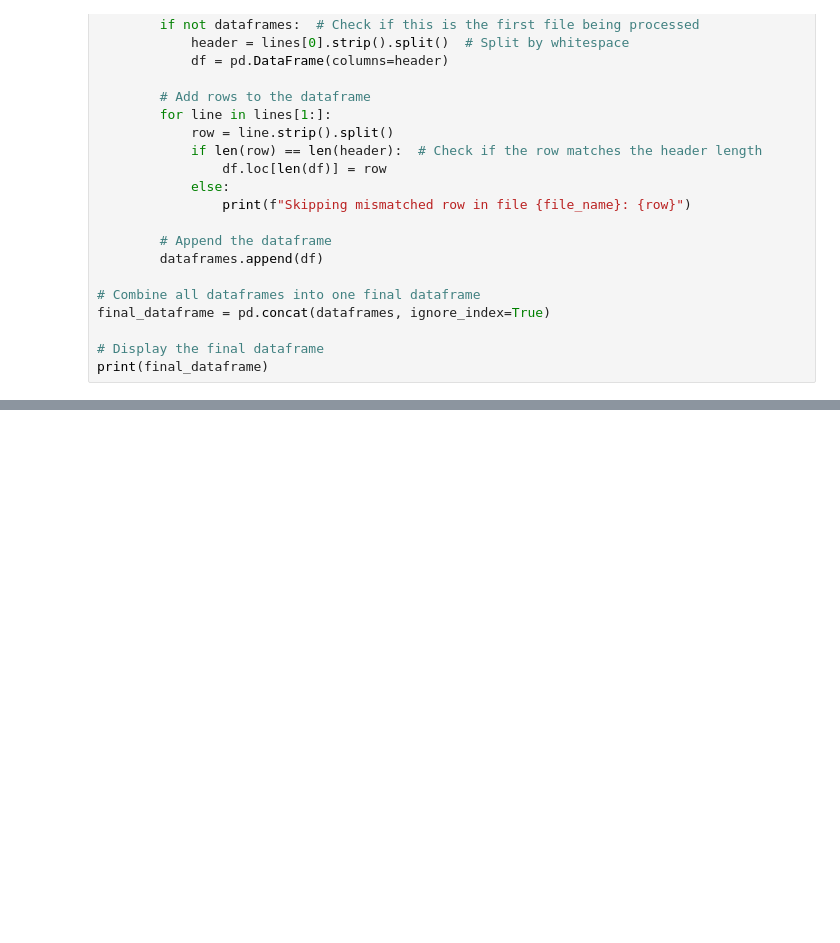
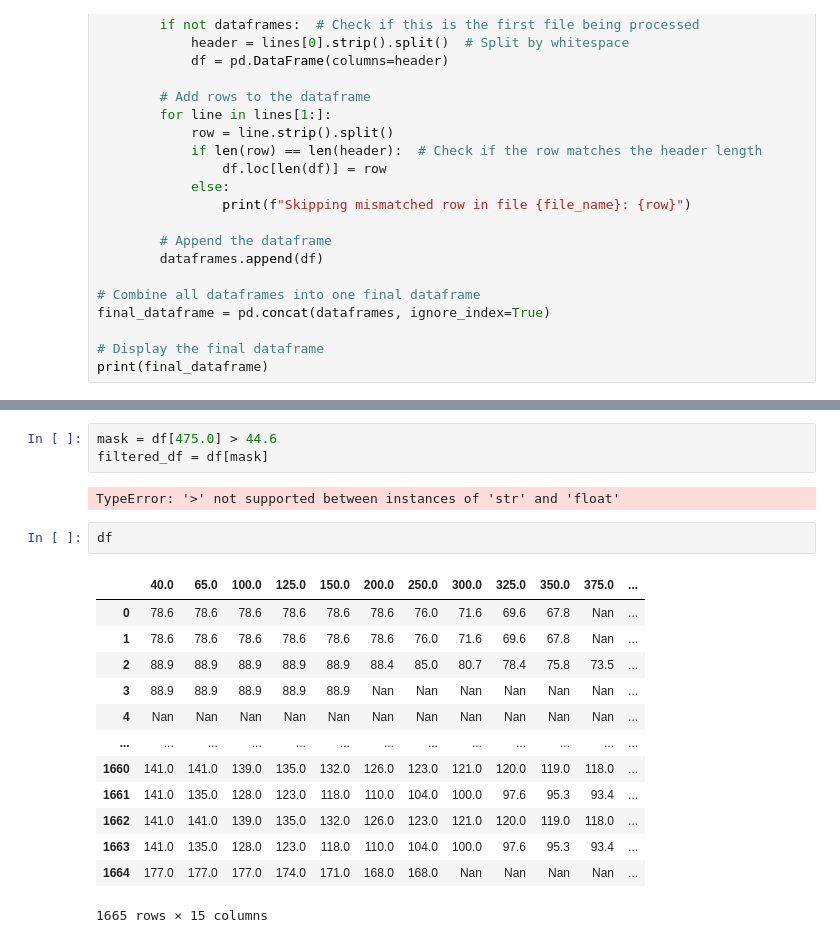
Before and after one commit to Kosta19610112/ASME, a Jupyter notebook: test.ipynb, the cells around one changed output, grey strips where cells are left out. Drawn from its saved outputs; the diff is of its cells as text; blank space fills up the shorter version.

```diff
--- a/test.ipynb
+++ b/test.ipynb
@@ -96,0 +243,21 @@ print(new_list)
+# %%
+mask = df[475.0] > 44.6
+filtered_df = df[mask]
+# %% [output]
+TypeError: '>' not supported between instances of 'str' and 'float'
+# %%
+df
+# %% [output]
+|  | 40.0 | 65.0 | 100.0 | 125.0 | 150.0 | 200.0 | 250.0 | 300.0 | 325.0 | 350.0 | 375.0 | ... |
+| 0 | 78.6 | 78.6 | 78.6 | 78.6 | 78.6 | 78.6 | 76.0 | 71.6 | 69.6 | 67.8 | Nan | ... |
+| 1 | 78.6 | 78.6 | 78.6 | 78.6 | 78.6 | 78.6 | 76.0 | 71.6 | 69.6 | 67.8 | Nan | ... |
+| 2 | 88.9 | 88.9 | 88.9 | 88.9 | 88.9 | 88.4 | 85.0 | 80.7 | 78.4 | 75.8 | 73.5 | ... |
+| 3 | 88.9 | 88.9 | 88.9 | 88.9 | 88.9 | Nan | Nan | Nan | Nan | Nan | Nan | ... |
+| 4 | Nan | Nan | Nan | Nan | Nan | Nan | Nan | Nan | Nan | Nan | Nan | ... |
+| ... | ... | ... | ... | ... | ... | ... | ... | ... | ... | ... | ... | ... |
+| 1660 | 141.0 | 141.0 | 139.0 | 135.0 | 132.0 | 126.0 | 123.0 | 121.0 | 120.0 | 119.0 | 118.0 | ... |
+| 1661 | 141.0 | 135.0 | 128.0 | 123.0 | 118.0 | 110.0 | 104.0 | 100.0 | 97.6 | 95.3 | 93.4 | ... |
+| 1662 | 141.0 | 141.0 | 139.0 | 135.0 | 132.0 | 126.0 | 123.0 | 121.0 | 120.0 | 119.0 | 118.0 | ... |
+| 1663 | 141.0 | 135.0 | 128.0 | 123.0 | 118.0 | 110.0 | 104.0 | 100.0 | 97.6 | 95.3 | 93.4 | ... |
+| 1664 | 177.0 | 177.0 | 177.0 | 174.0 | 171.0 | 168.0 | 168.0 | Nan | Nan | Nan | Nan | ... |
+1665 rows × 15 columns
```
Also changed, not shown: parts of 8 cells of this notebook, 1 other file.
